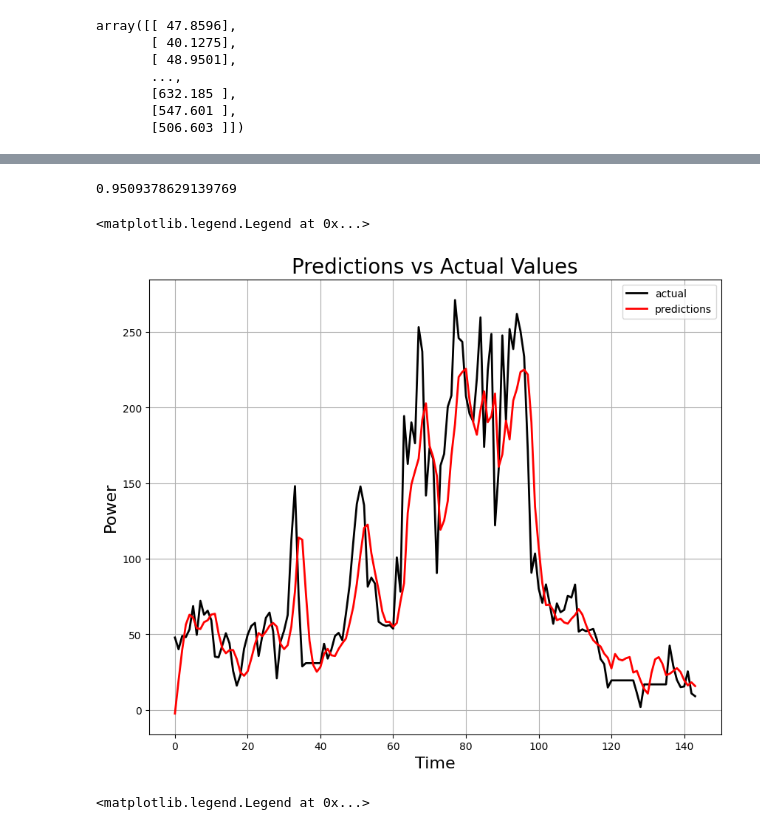
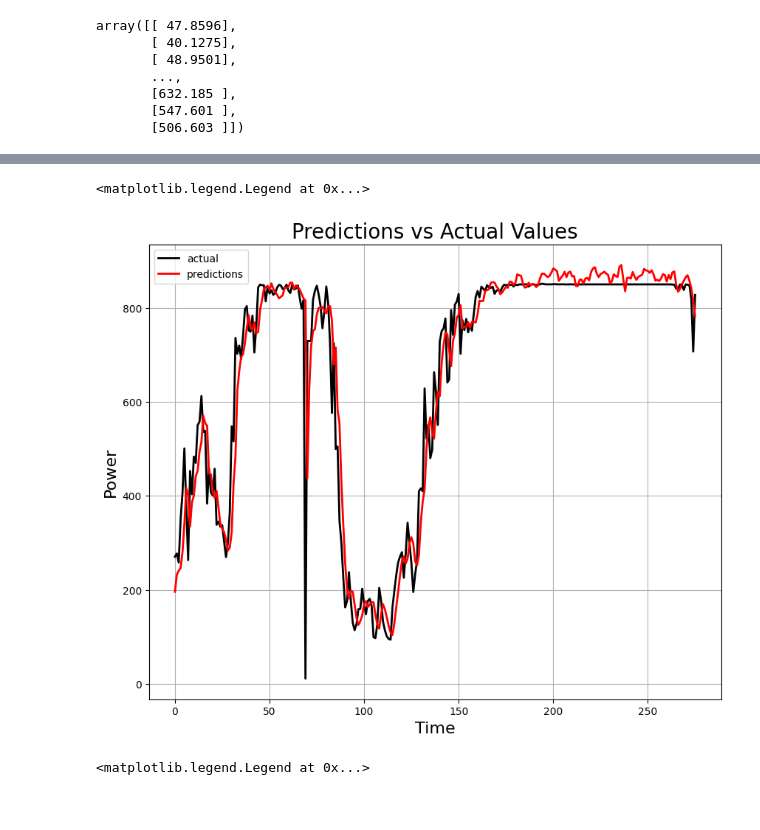
Before and after one commit to Brizzum/Final-project, a Jupyter notebook: MultivariateModel.ipynb, the cells around one changed output, grey strips where cells are left out. Saved outputs shown, nothing was run; the diff lists cells and outputs as text; code cells hidden in the pictures.

Commit message:
FINSISHED 10MIN PREDICTIONS

```diff
--- a/MultivariateModel.ipynb
+++ b/MultivariateModel.ipynb
@@ -261,10 +255,10 @@ X_validation = X_validation.drop(X_validation.index[nan_x_validation])
 preprocessing of test data: repeat same as training
 # %%
 nan_y_test = np.where(np.isnan(Y_test['var1(t)']))[0]
-Y_test = Y_test.dropna()
+#Y_test = Y_test.dropna()
 
 nan_x_test = nan_y_test + 1
-X_test = X_test.drop(X_test.index[nan_x_test])
+#X_test = X_test.drop(X_test.index[nan_x_test])
 # %% [markdown]
 ### Remember to scale!
 # %%
@@ -309,12 +291,12 @@ pad_value = 999
 
 X_train_scaled[np.isnan(X_train_scaled)] = pad_value
 X_validation_scaled[np.isnan(X_validation_scaled)] = pad_value
-X_test_scaled[np.isnan(X_test_scaled)] = pad_value
+#X_test_scaled[np.isnan(X_test_scaled)] = pad_value
 
 #it actaully doesnt matter for the output value - that´s why we preprocess and drop
-Y_train_scaled[np.isnan(Y_train_scaled)] = pad_value
-Y_validation_scaled[np.isnan(Y_validation_scaled)] = pad_value
-Y_test_scaled[np.isnan(Y_test_scaled)] = pad_value
+#Y_train_scaled[np.isnan(Y_train_scaled)] = pad_value
+#Y_validation_scaled[np.isnan(Y_validation_scaled)] = pad_value
+#Y_test_scaled[np.isnan(Y_test_scaled)] = pad_value
 # %%
 X_train_scaled
 # %% [output]
@@ -491,38 +455,20 @@ array([[ -2.4392605],
-# %%
-# import pandas and sklearn to get the R-squared value
-import sklearn.metrics
-
-# convert numpy arrays to pandas DataFrames
-predictions_df = pd.DataFrame(predictions)
-test_Y_df = pd.DataFrame(test_Y)
-
-# drop NaN values
-predictions_df = predictions_df.dropna()
-test_Y_df = test_Y_df.dropna()
-
-# calculate the R-squared of the model on the test set
-r2 = sklearn.metrics.r2_score(test_Y_df, predictions_df)
-r2 = sklearn.metrics.r2_score(test_Y, predictions)
-r2
-# %% [output]
-0.9509378629139769
 # %%
 
 # plot the predictions
 plt.figure(figsize=(10,8))
 
-plt.plot(test_Y[:144*1,-1], 'k', label='actual', linewidth=2)
-plt.plot(predictions[:144*1],'-r', label='predictions', linewidth=2)
+plt.plot(test_Y[300:144*4,-1], 'k', label='actual', linewidth=2)
+plt.plot(predictions[300:144*4],'-r', label='predictions', linewidth=2)
 plt.grid(True)
 
 plt.title('Predictions vs Actual Values', fontsize=20)
 plt.xlabel('Time', fontsize=16)
 plt.ylabel('Power', fontsize=16)
 
 plt.legend()
 # %% [output]
 <matplotlib.legend.Legend at 0x...>
-[figure, old version]
+[figure, new version]
 # %%
 X_test_ws = V52_data['Wsp_44m'][validation_int:]
 X_test_ws=X_test_ws.dropna()
```
Also changed, not shown: parts of 11 cells of this notebook, 11 other files.
